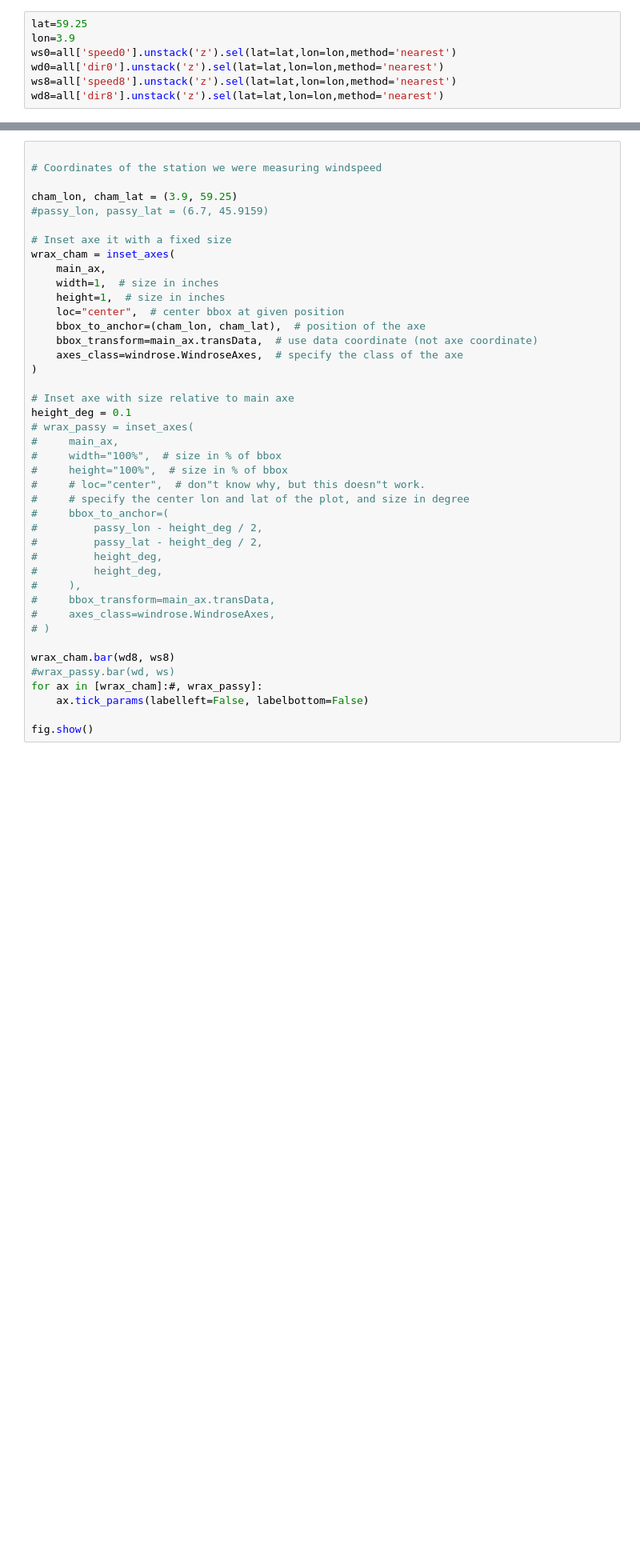
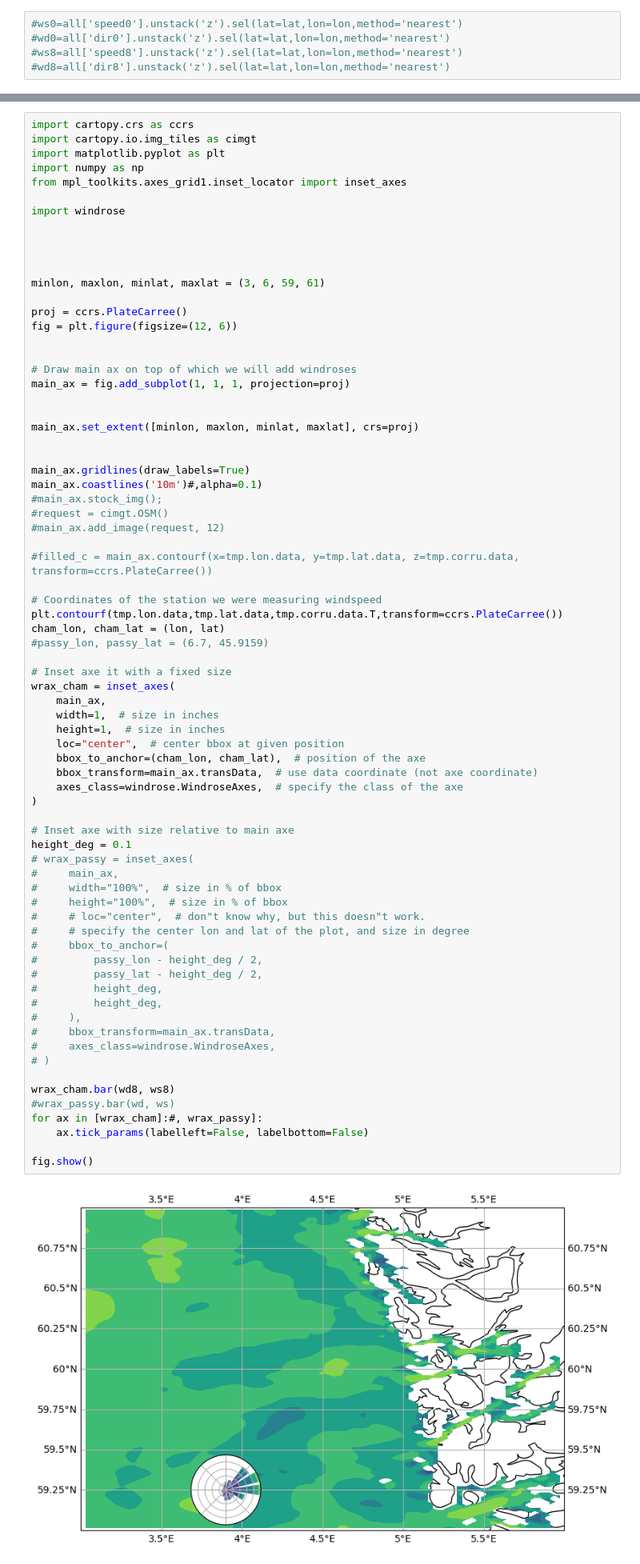
Before and after one commit to galendal/FACTS, a Jupyter notebook: compare_nor800_NWS.ipynb, the cells around one changed output, grey strips where cells are left out. Shown at 80% size. Cells and saved outputs as stored; diff of their text form; blank space fills up the shorter version.

```diff
--- a/compare_nor800_NWS.ipynb
+++ b/compare_nor800_NWS.ipynb
@@ -312,7 +311,5 @@ Coordinates:
 # %%
-lat=59.25
-lon=3.9
-ws0=all['speed0'].unstack('z').sel(lat=lat,lon=lon,method='nearest')
-wd0=all['dir0'].unstack('z').sel(lat=lat,lon=lon,method='nearest')
-ws8=all['speed8'].unstack('z').sel(lat=lat,lon=lon,method='nearest')
-wd8=all['dir8'].unstack('z').sel(lat=lat,lon=lon,method='nearest')
+#ws0=all['speed0'].unstack('z').sel(lat=lat,lon=lon,method='nearest')
+#wd0=all['dir0'].unstack('z').sel(lat=lat,lon=lon,method='nearest')
+#ws8=all['speed8'].unstack('z').sel(lat=lat,lon=lon,method='nearest')
+#wd8=all['dir8'].unstack('z').sel(lat=lat,lon=lon,method='nearest')
@@ -379,8 +352,39 @@ main_ax.coastlines()
 # %%
+import cartopy.crs as ccrs
+import cartopy.io.img_tiles as cimgt
+import matplotlib.pyplot as plt
+import numpy as np
+from mpl_toolkits.axes_grid1.inset_locator import inset_axes
+
+import windrose
+
+
+
+
+minlon, maxlon, minlat, maxlat = (3, 6, 59, 61)
+
+proj = ccrs.PlateCarree()
+fig = plt.figure(figsize=(12, 6))
+
+
+# Draw main ax on top of which we will add windroses
+main_ax = fig.add_subplot(1, 1, 1, projection=proj)
+
+
+main_ax.set_extent([minlon, maxlon, minlat, maxlat], crs=proj)
+
+
+main_ax.gridlines(draw_labels=True)
+main_ax.coastlines('10m')#,alpha=0.1)
+#main_ax.stock_img();
+#request = cimgt.OSM()
+#main_ax.add_image(request, 12)
+
+#filled_c = main_ax.contourf(x=tmp.lon.data, y=tmp.lat.data, z=tmp.corru.data, transform=ccrs.PlateCarree())
 
 # Coordinates of the station we were measuring windspeed
-
-cham_lon, cham_lat = (3.9, 59.25)
+plt.contourf(tmp.lon.data,tmp.lat.data,tmp.corru.data.T,transform=ccrs.PlateCarree())
+cham_lon, cham_lat = (lon, lat)
 #passy_lon, passy_lat = (6.7, 45.9159)
 
 # Inset axe it with a fixed size
@@ -391,30 +395,32 @@ wrax_cham = inset_axes(
     loc="center",  # center bbox at given position
     bbox_to_anchor=(cham_lon, cham_lat),  # position of the axe
     bbox_transform=main_ax.transData,  # use data coordinate (not axe coordinate)
     axes_class=windrose.WindroseAxes,  # specify the class of the axe
 )
 
 # Inset axe with size relative to main axe
 height_deg = 0.1
 # wrax_passy = inset_axes(
 #     main_ax,
 #     width="100%",  # size in % of bbox
 #     height="100%",  # size in % of bbox
 #     # loc="center",  # don"t know why, but this doesn"t work.
 #     # specify the center lon and lat of the plot, and size in degree
 #     bbox_to_anchor=(
 #         passy_lon - height_deg / 2,
 #         passy_lat - height_deg / 2,
 #         height_deg,
 #         height_deg,
 #     ),
 #     bbox_transform=main_ax.transData,
 #     axes_class=windrose.WindroseAxes,
 # )
 
 wrax_cham.bar(wd8, ws8)
 #wrax_passy.bar(wd, ws)
 for ax in [wrax_cham]:#, wrax_passy]:
     ax.tick_params(labelleft=False, labelbottom=False)
 
 fig.show()
+# %% [output]
+[figure, added]
```
Also changed, not shown: parts of 23 cells of this notebook.
